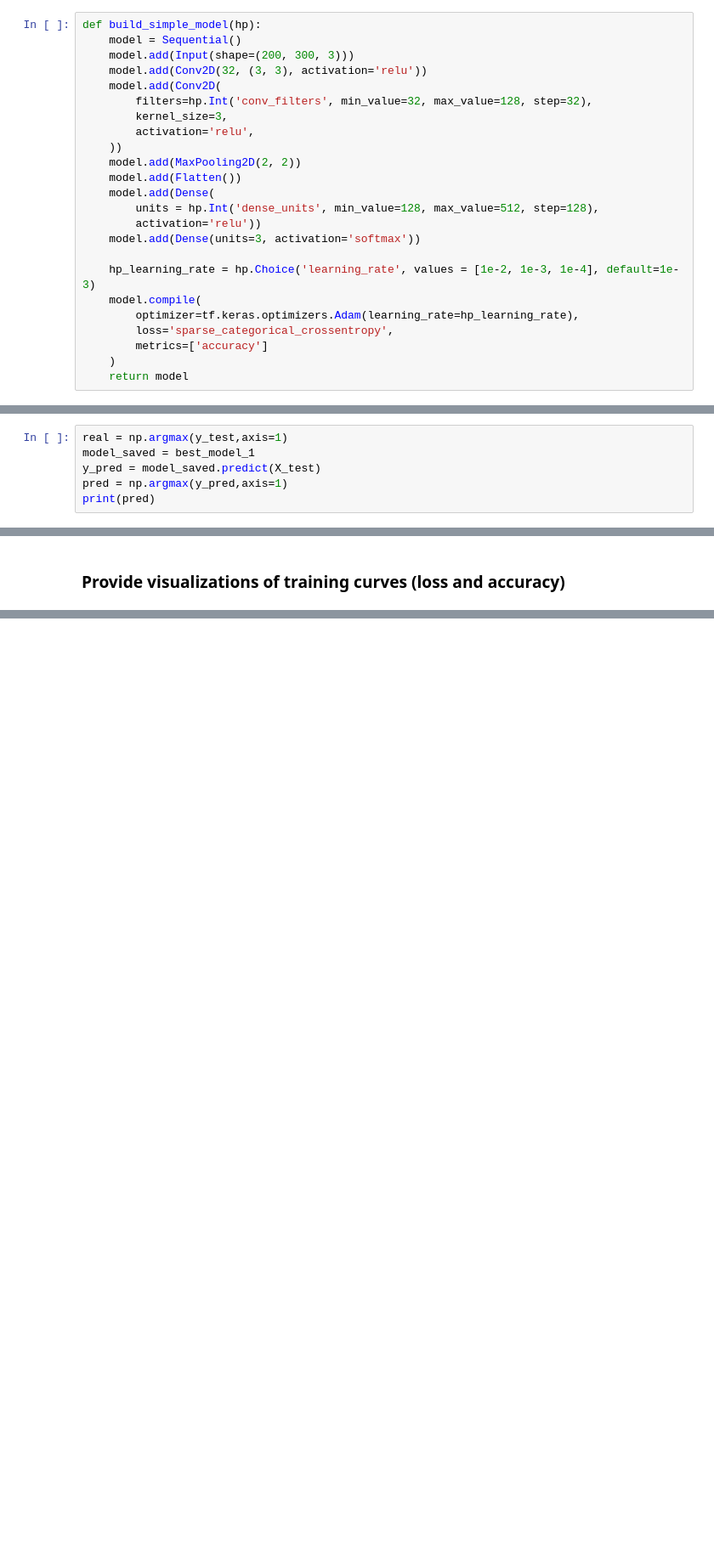
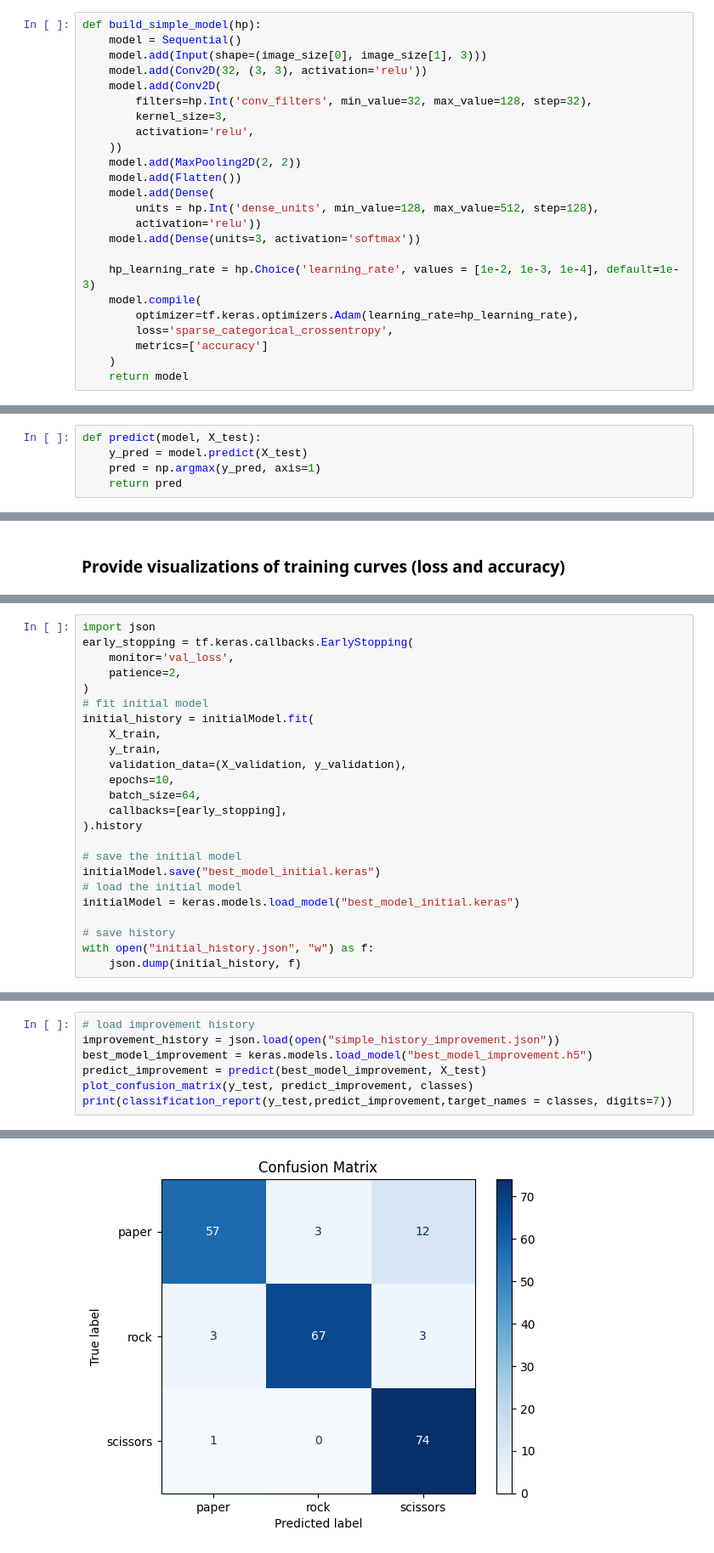
Before and after one commit to Zografska/rock-paper-scissors-cnn, a Jupyter notebook: main.ipynb, the cells around one changed output, grey strips where cells are left out. Shown at 85% size. Saved outputs shown, nothing was run; the diff lists cells and outputs as text; blank space fills up the shorter version.

Commit message:
wip: analysis and models

```diff
--- a/main.ipynb
+++ b/main.ipynb
@@ -122,7 +133,7 @@ Simple model
 # %%
 def build_simple_model(hp):
     model = Sequential()
-    model.add(Input(shape=(200, 300, 3)))
+    model.add(Input(shape=(image_size[0], image_size[1], 3)))
     model.add(Conv2D(32, (3, 3), activation='relu'))
     model.add(Conv2D(
         filters=hp.Int('conv_filters', min_value=32, max_value=128, step=32),
@@ -278,6 +360,5 @@ Epoch 10/10
 # %%
-real = np.argmax(y_test,axis=1)
-model_saved = best_model_1
-y_pred = model_saved.predict(X_test)
-pred = np.argmax(y_pred,axis=1)
-print(pred)
+def predict(model, X_test):
+    y_pred = model.predict(X_test)
+    pred = np.argmax(y_pred, axis=1)
+    return pred
@@ -293,0 +426,24 @@ print(pred)
+# %%
+import json
+early_stopping = tf.keras.callbacks.EarlyStopping(
+    monitor='val_loss',
+    patience=2,
+)
+# fit initial model
+initial_history = initialModel.fit(
+    X_train,
+    y_train,
+    validation_data=(X_validation, y_validation),
+    epochs=10,
+    batch_size=64,
+    callbacks=[early_stopping],
+).history
+
+# save the initial model
+initialModel.save("best_model_initial.keras")
+# load the initial model
+initialModel = keras.models.load_model("best_model_initial.keras")
+
+# save history
+with open("initial_history.json", "w") as f:
+    json.dump(initial_history, f)
@@ -293,0 +470,8 @@ print(pred)
+# %%
+# load improvement history
+improvement_history = json.load(open("simple_history_improvement.json"))
+best_model_improvement = keras.models.load_model("best_model_improvement.h5")
+predict_improvement = predict(best_model_improvement, X_test)
+plot_confusion_matrix(y_test, predict_improvement, classes)
+print(classification_report(y_test,predict_improvement,target_names = classes, digits=7))
+# %% [output]
@@ -293,0 +480 @@ print(pred)
+[figure, added]
```
Also changed, not shown: parts of 44 cells of this notebook.
